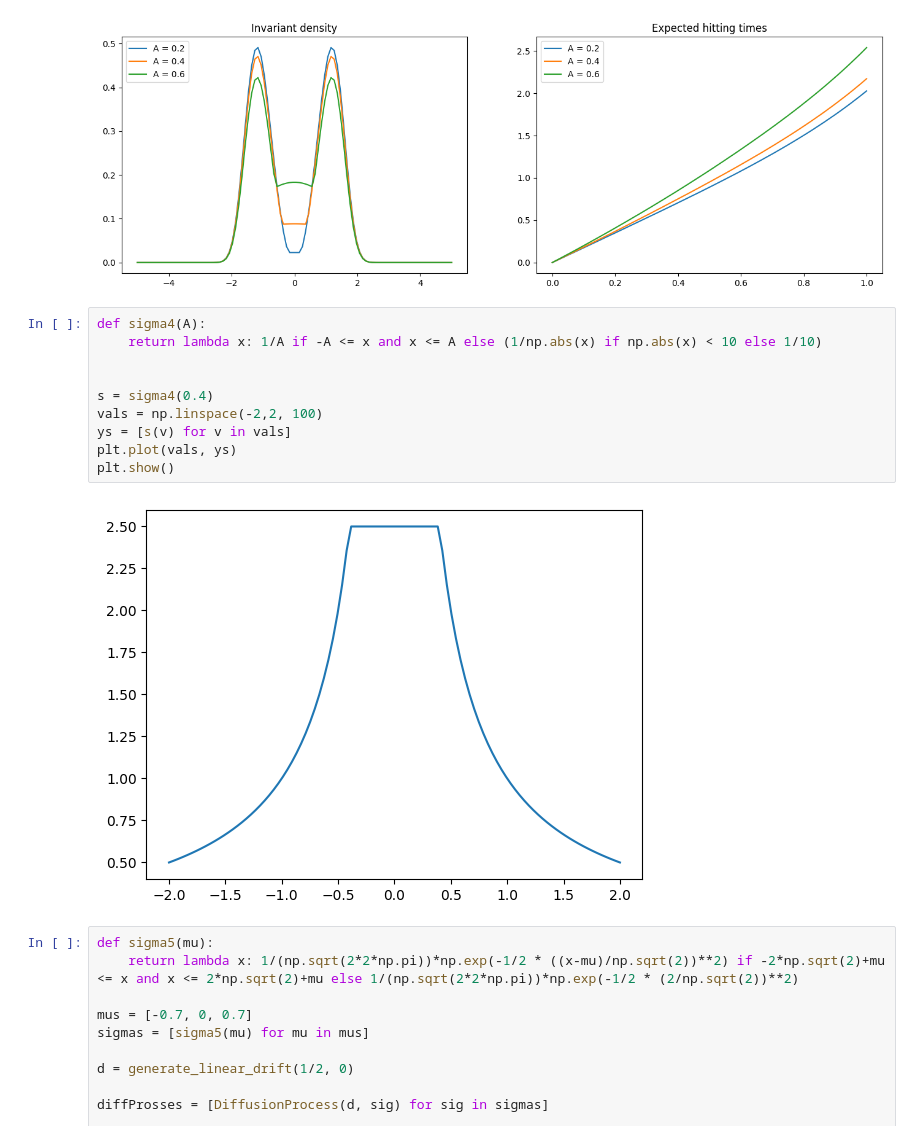
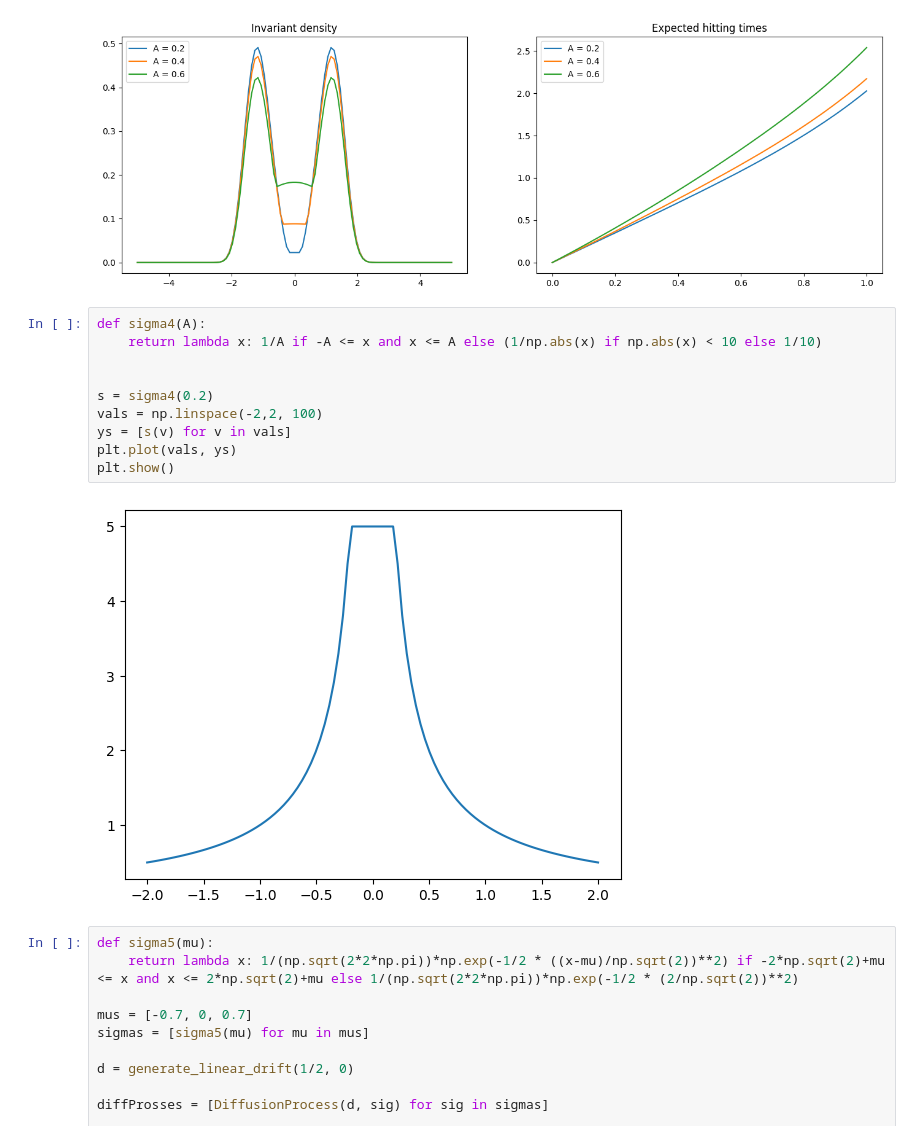
Before and after one commit to RasmusBrostroem/Data-driven-algorithms-for-Impulse-control-problem-Thesis, a Jupyter notebook: TestingDiffusionCoefficients.ipynb, the cells around one changed output. Drawn from its saved outputs; the diff is of its cells as text.

Commit message:
Bunch of plots

```diff
--- a/TestingDiffusionCoefficients.ipynb
+++ b/TestingDiffusionCoefficients.ipynb
@@ -206,15 +206,15 @@ plt.show()
 # %%
 def sigma4(A):
     return lambda x: 1/A if -A <= x and x <= A else (1/np.abs(x) if np.abs(x) < 10 else 1/10)
 
 
-s = sigma4(0.4)
+s = sigma4(0.2)
 vals = np.linspace(-2,2, 100)
 ys = [s(v) for v in vals]
 plt.plot(vals, ys)
 plt.show()
 # %% [output]
-[figure, old version]
+[figure, new version]
 # %%
 def sigma5(mu):
     return lambda x: 1/(np.sqrt(2*2*np.pi))*np.exp(-1/2 * ((x-mu)/np.sqrt(2))**2) if -2*np.sqrt(2)+mu <= x and x <= 2*np.sqrt(2)+mu else 1/(np.sqrt(2*2*np.pi))*np.exp(-1/2 * (2/np.sqrt(2))**2)
```
Also changed, not shown: 5 other files.
